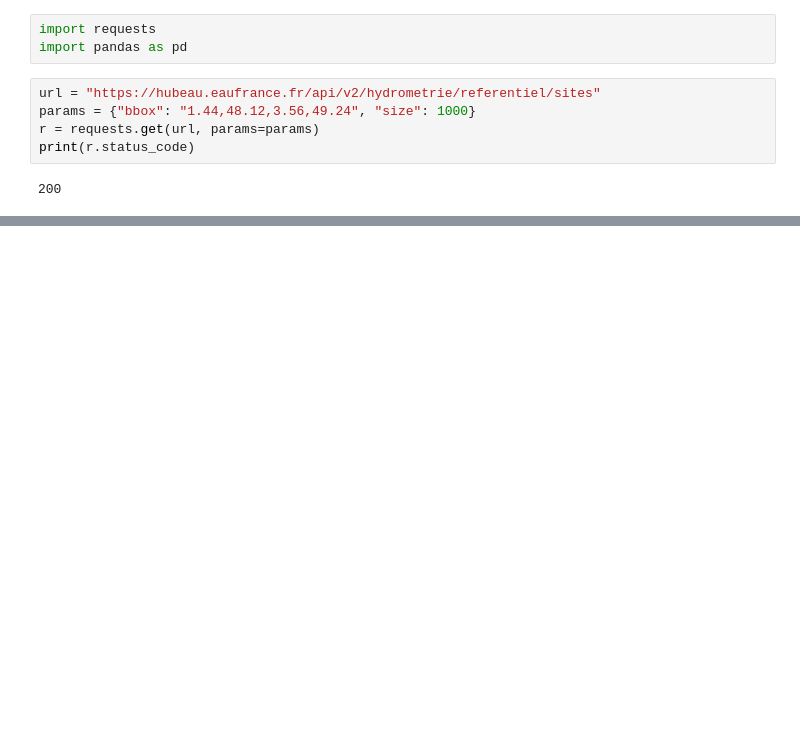
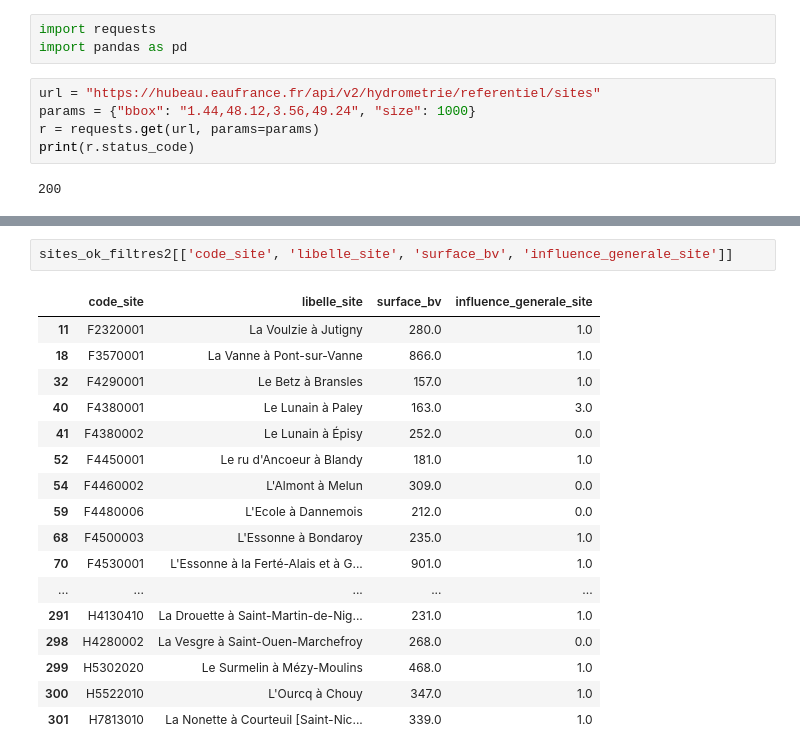
Before and after one commit to cyrilcupillard1-spec/overtopping-uncertainty-attribution, a Jupyter notebook: notebooks/01_choix_station.ipynb, the cells around one changed output, grey strips where cells are left out. Drawn from its saved outputs; the diff is of its cells as text; blank space fills up the shorter version.

```diff
--- a/notebooks/01_choix_station.ipynb
+++ b/notebooks/01_choix_station.ipynb
@@ -30,0 +107,20 @@ sites.head()
+# %%
+sites_ok_filtres2[['code_site', 'libelle_site', 'surface_bv', 'influence_generale_site']]
+# %% [output]
+|  | code_site | libelle_site | surface_bv | influence_generale_site |
+| 11 | F2320001 | La Voulzie à Jutigny | 280.0 | 1.0 |
+| 18 | F3570001 | La Vanne à Pont-sur-Vanne | 866.0 | 1.0 |
+| 32 | F4290001 | Le Betz à Bransles | 157.0 | 1.0 |
+| 40 | F4380001 | Le Lunain à Paley | 163.0 | 3.0 |
+| 41 | F4380002 | Le Lunain à Épisy | 252.0 | 0.0 |
+| 52 | F4450001 | Le ru d'Ancoeur à Blandy | 181.0 | 1.0 |
+| 54 | F4460002 | L'Almont à Melun | 309.0 | 0.0 |
+| 59 | F4480006 | L'Ecole à Dannemois | 212.0 | 0.0 |
+| 68 | F4500003 | L'Essonne à Bondaroy | 235.0 | 1.0 |
+| 70 | F4530001 | L'Essonne à la Ferté-Alais et à G... | 901.0 | 1.0 |
+| ... | ... | ... | ... | ... |
+| 291 | H4130410 | La Drouette à Saint-Martin-de-Nig... | 231.0 | 1.0 |
+| 298 | H4280002 | La Vesgre à Saint-Ouen-Marchefroy | 268.0 | 0.0 |
+| 299 | H5302020 | Le Surmelin à Mézy-Moulins | 468.0 | 1.0 |
+| 300 | H5522010 | L'Ourcq à Chouy | 347.0 | 1.0 |
+| 301 | H7813010 | La Nonette à Courteuil [Saint-Nic... | 339.0 | 1.0 |
```
Also changed, not shown: parts of 8 cells of this notebook.
